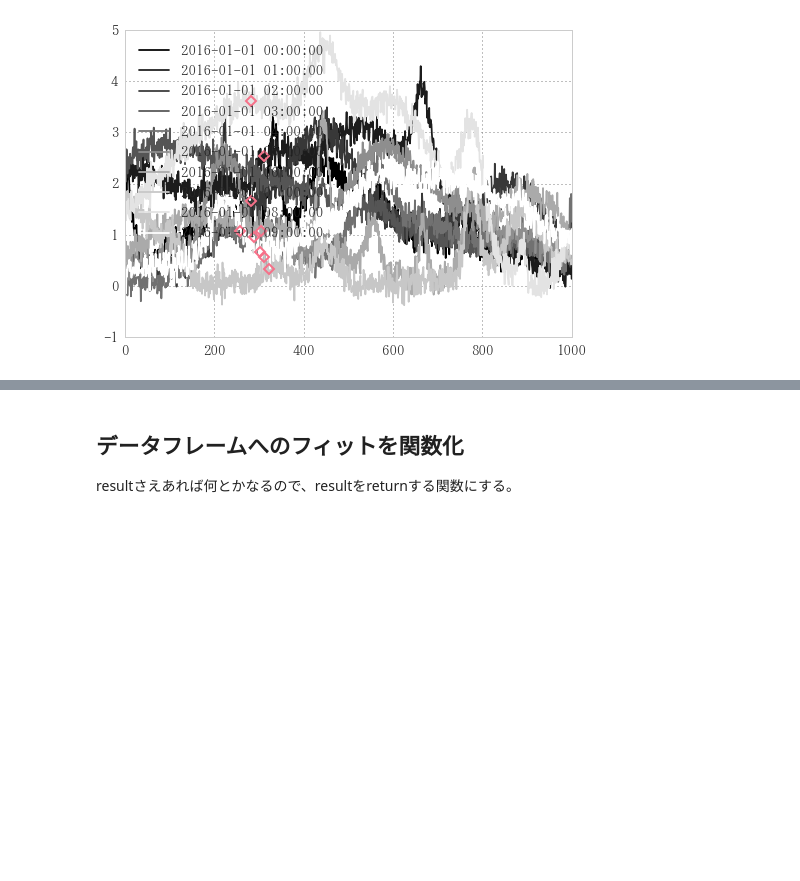
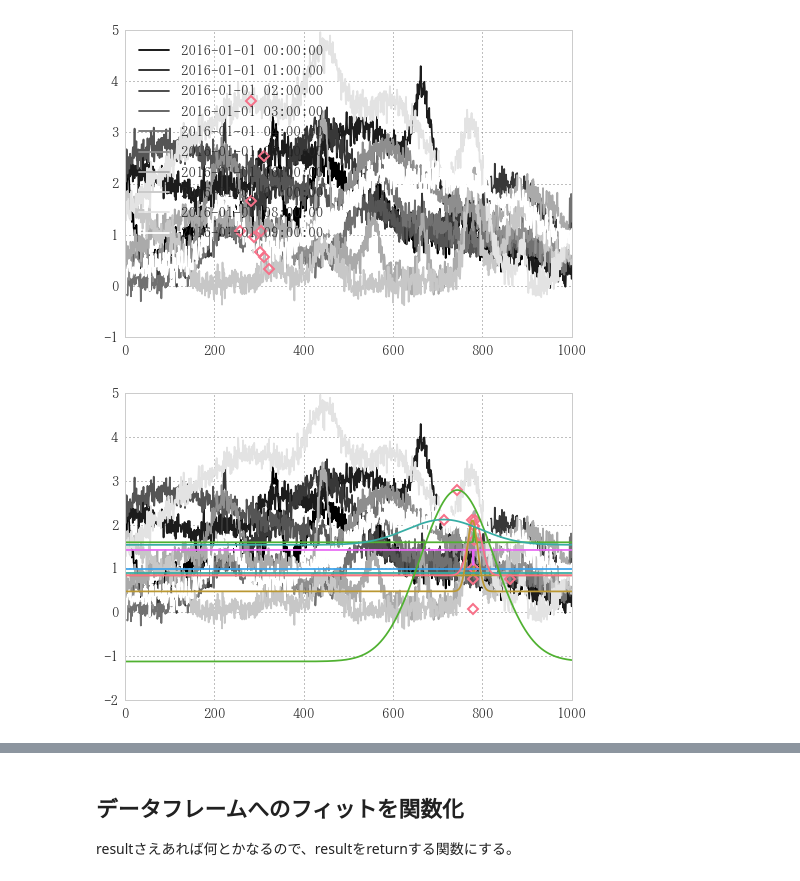
Before and after one commit to u1and0/SAtraceFit, a Jupyter notebook: fit_lab/fit_lab.ipynb, the cells around one changed output, grey strips where cells are left out. Drawn from its saved outputs; the diff is of its cells as text; code cells hidden in the pictures; blank space fills up the shorter version.

Commit message:
fitting df plot

```diff
--- a/fit_lab/fit_lab.ipynb
+++ b/fit_lab/fit_lab.ipynb
@@ -735,0 +750,7 @@ plt_pnt_se.plot(style='D', mew=2, fillstyle='none')
+# %%
+df.T.plot(cmap='gray', legend=False)
+plt_pnt_se.plot(style='D', mew=2, fillstyle='none')
+for nu in [0,2,3,4,5,6,7,8,9]:
+    pd.Series(gauss(df.columns, *result[nu])).plot()
+# %% [output]
+[figure, added]
```
Also changed, not shown: parts of 12 cells of this notebook, 17 other files.
